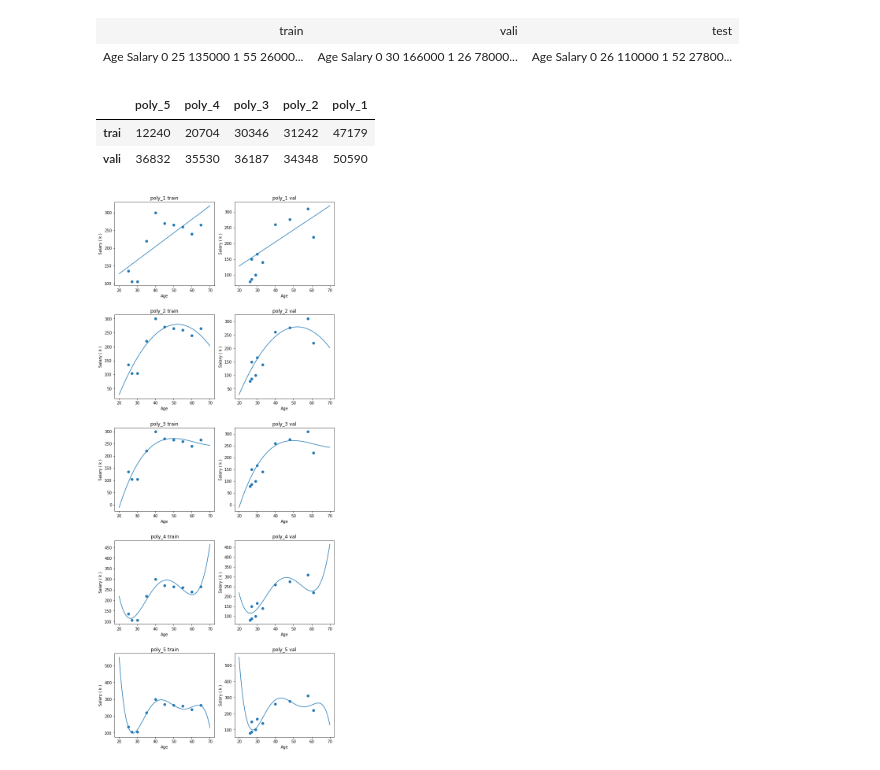
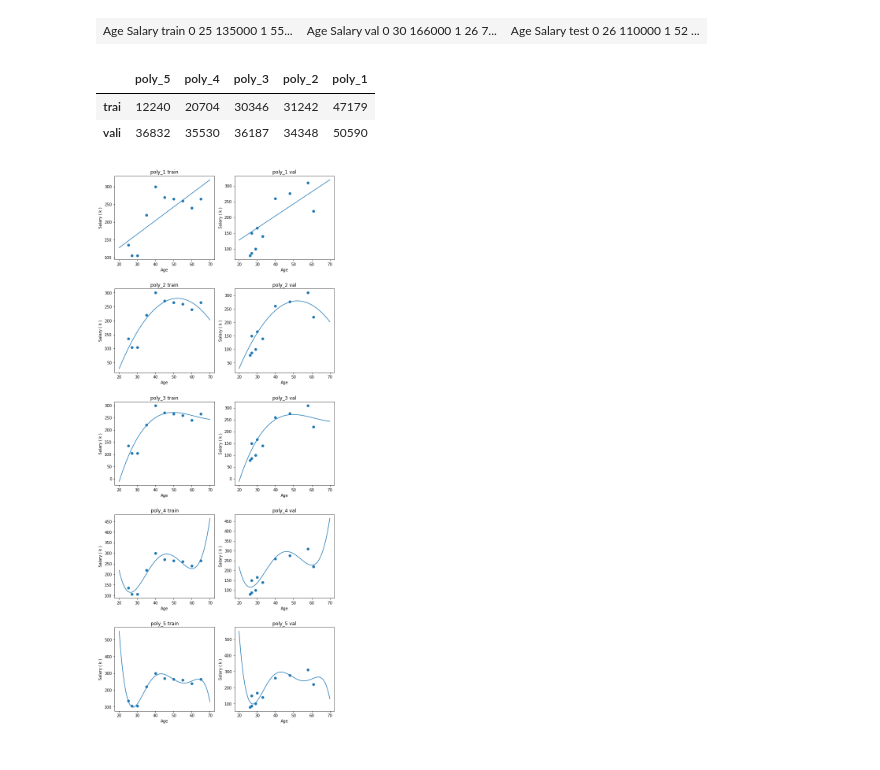
Before and after one commit to YI-CHENG-SHIH645/ML, a Jupyter notebook: Basic.ipynb, the cells around one changed output. Drawn from its saved outputs; the diff is of its cells as text; code cells hidden in the pictures.

```diff
--- a/Basic.ipynb
+++ b/Basic.ipynb
@@ -32,13 +36,11 @@ utils.py.5          100%[===================>]   7.83K  --.-KB/s    in 0s
 # %%
-trai = DataLoader.load_data('age_salary_url', 'train').rename("train", axis=1)
-vali = DataLoader.load_data('age_salary_url', 'val').rename("val", axis=1)
-test = DataLoader.load_data('age_salary_url', 'test').rename("test", axis=1)
+trai = DataLoader.load_data('age_salary_url', 'train').rename_axis("train")
+vali = DataLoader.load_data('age_salary_url', 'val').rename_axis("val")
+test = DataLoader.load_data('age_salary_url', 'test').rename_axis("test")
 # %%
-display_sbs([trai, vali, test],
-            ['train', 'vali', 'test'])
+display_sbs([trai, vali, test])
 # %% [output]
-| train | vali | test |
-| Age Salary 0 25 135000 1 55 26000... | Age Salary 0 30 166000 1 26 78000... | Age Salary 0 26 110000 1 52 27800... |
+| Age Salary train 0 25 135000 1 55... | Age Salary val 0 30 166000 1 26 7... | Age Salary test 0 26 110000 1 52 ... |
 # %%
 models = {}
 loss_table = pd.DataFrame()
```
Also changed, not shown: parts of 2 cells of this notebook.
